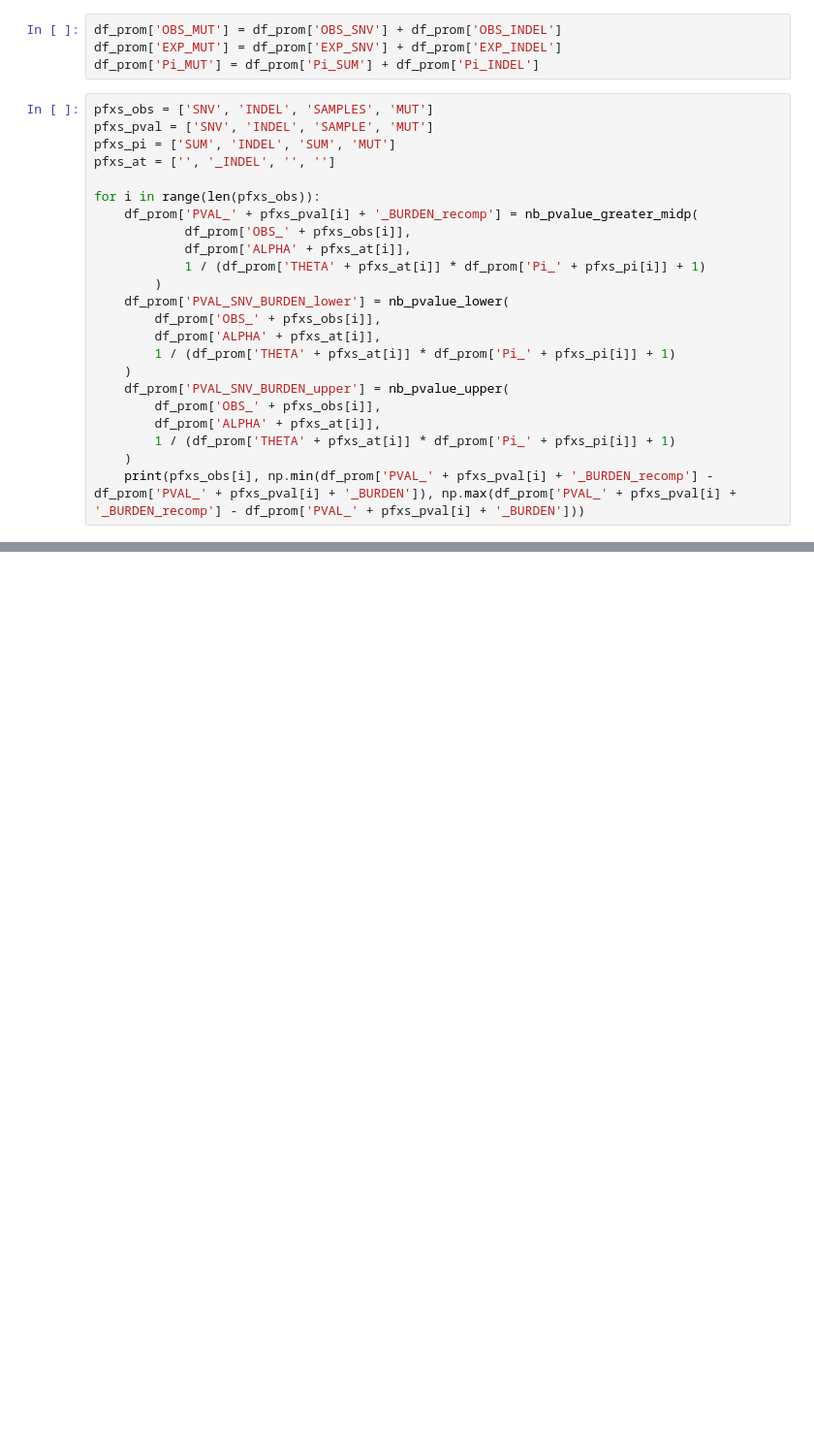
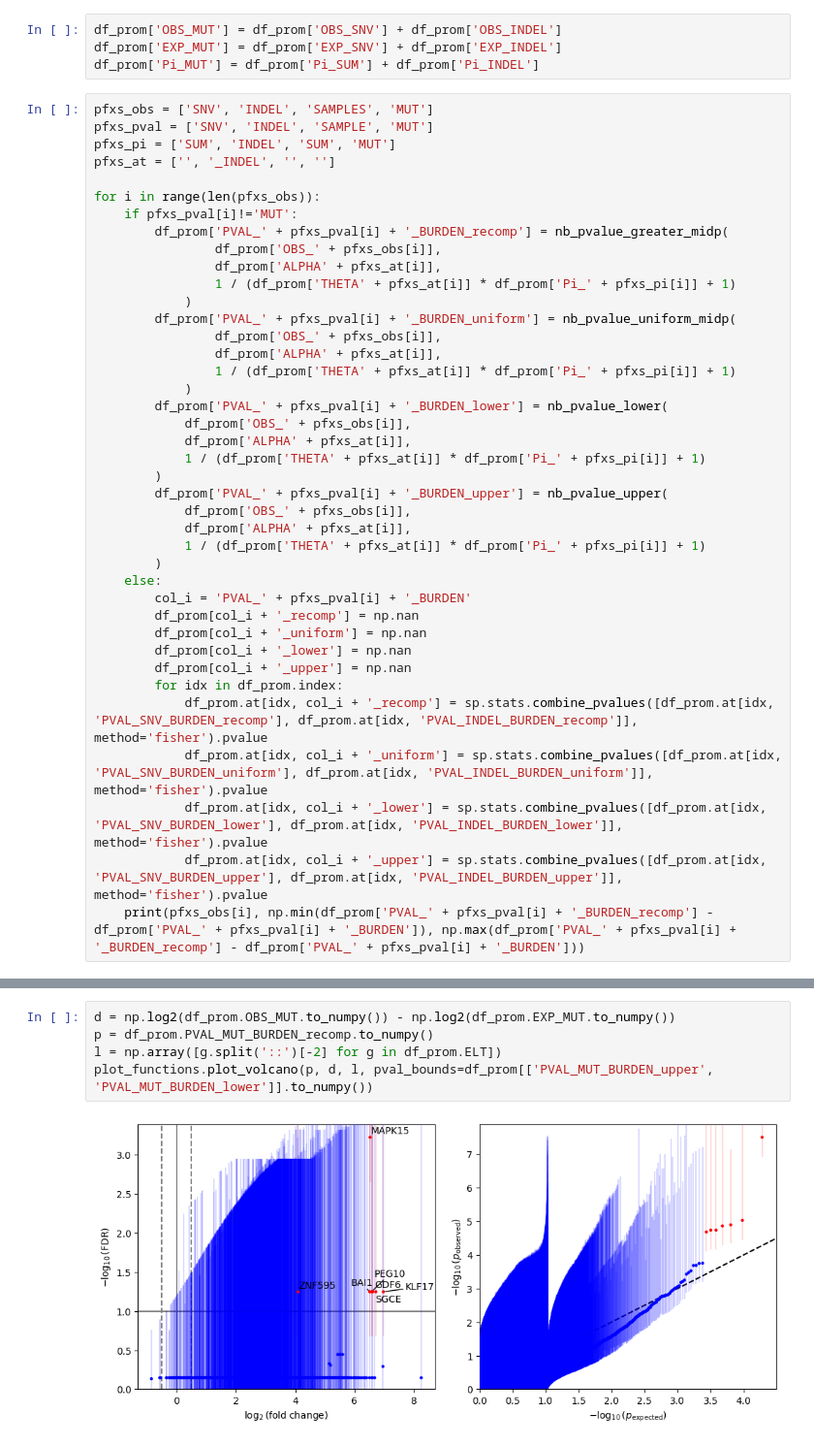
Before and after one commit to getzlab/dig_test_burden, a Jupyter notebook: process_results.ipynb, the cells around one changed output, grey strips where cells are left out. Shown at 97% size. Drawn from its saved outputs; the diff is of its cells as text; blank space fills up the shorter version.

```diff
--- a/process_results.ipynb
+++ b/process_results.ipynb
@@ -294,21 +290,38 @@ pfxs_pi = ['SUM', 'INDEL', 'SUM', 'MUT']
 pfxs_at = ['', '_INDEL', '', '']
 
 for i in range(len(pfxs_obs)):
-    df_prom['PVAL_' + pfxs_pval[i] + '_BURDEN_recomp'] = nb_pvalue_greater_midp(
+    if pfxs_pval[i]!='MUT':
+        df_prom['PVAL_' + pfxs_pval[i] + '_BURDEN_recomp'] = nb_pvalue_greater_midp(
+                df_prom['OBS_' + pfxs_obs[i]],
+                df_prom['ALPHA' + pfxs_at[i]],
+                1 / (df_prom['THETA' + pfxs_at[i]] * df_prom['Pi_' + pfxs_pi[i]] + 1)
+            )
+        df_prom['PVAL_' + pfxs_pval[i] + '_BURDEN_uniform'] = nb_pvalue_uniform_midp(
+                df_prom['OBS_' + pfxs_obs[i]],
+                df_prom['ALPHA' + pfxs_at[i]],
+                1 / (df_prom['THETA' + pfxs_at[i]] * df_prom['Pi_' + pfxs_pi[i]] + 1)
+            )
+        df_prom['PVAL_' + pfxs_pval[i] + '_BURDEN_lower'] = nb_pvalue_lower(
             df_prom['OBS_' + pfxs_obs[i]],
             df_prom['ALPHA' + pfxs_at[i]],
             1 / (df_prom['THETA' + pfxs_at[i]] * df_prom['Pi_' + pfxs_pi[i]] + 1)
         )
-    df_prom['PVAL_SNV_BURDEN_lower'] = nb_pvalue_lower(
-        df_prom['OBS_' + pfxs_obs[i]],
-        df_prom['ALPHA' + pfxs_at[i]],
-        1 / (df_prom['THETA' + pfxs_at[i]] * df_prom['Pi_' + pfxs_pi[i]] + 1)
-    )
-    df_prom['PVAL_SNV_BURDEN_upper'] = nb_pvalue_upper(
-        df_prom['OBS_' + pfxs_obs[i]],
-        df_prom['ALPHA' + pfxs_at[i]],
-        1 / (df_prom['THETA' + pfxs_at[i]] * df_prom['Pi_' + pfxs_pi[i]] + 1)
-    )
+        df_prom['PVAL_' + pfxs_pval[i] + '_BURDEN_upper'] = nb_pvalue_upper(
+            df_prom['OBS_' + pfxs_obs[i]],
+            df_prom['ALPHA' + pfxs_at[i]],
+            1 / (df_prom['THETA' + pfxs_at[i]] * df_prom['Pi_' + pfxs_pi[i]] + 1)
+        )
+    else:
+        col_i = 'PVAL_' + pfxs_pval[i] + '_BURDEN'
+        df_prom[col_i + '_recomp'] = np.nan
+        df_prom[col_i + '_uniform'] = np.nan
+        df_prom[col_i + '_lower'] = np.nan
+        df_prom[col_i + '_upper'] = np.nan
+        for idx in df_prom.index:
+            df_prom.at[idx, col_i + '_recomp'] = sp.stats.combine_pvalues([df_prom.at[idx, 'PVAL_SNV_BURDEN_recomp'], df_prom.at[idx, 'PVAL_INDEL_BURDEN_recomp']], method='fisher').pvalue
+            df_prom.at[idx, col_i + '_uniform'] = sp.stats.combine_pvalues([df_prom.at[idx, 'PVAL_SNV_BURDEN_uniform'], df_prom.at[idx, 'PVAL_INDEL_BURDEN_uniform']], method='fisher').pvalue
+            df_prom.at[idx, col_i + '_lower'] = sp.stats.combine_pvalues([df_prom.at[idx, 'PVAL_SNV_BURDEN_lower'], df_prom.at[idx, 'PVAL_INDEL_BURDEN_lower']], method='fisher').pvalue
+            df_prom.at[idx, col_i + '_upper'] = sp.stats.combine_pvalues([df_prom.at[idx, 'PVAL_SNV_BURDEN_upper'], df_prom.at[idx, 'PVAL_INDEL_BURDEN_upper']], method='fisher').pvalue
     print(pfxs_obs[i], np.min(df_prom['PVAL_' + pfxs_pval[i] + '_BURDEN_recomp'] - df_prom['PVAL_' + pfxs_pval[i] + '_BURDEN']), np.max(df_prom['PVAL_' + pfxs_pval[i] + '_BURDEN_recomp'] - df_prom['PVAL_' + pfxs_pval[i] + '_BURDEN']))
 # %% [output]
 SNV -2.4480417692984702e-14 3.197442310920451e-14
@@ -317,0 +331,7 @@ MUT -0.0965735902799727 0.6617492375015095
+# %%
+d = np.log2(df_prom.OBS_MUT.to_numpy()) - np.log2(df_prom.EXP_MUT.to_numpy())
+p = df_prom.PVAL_MUT_BURDEN_recomp.to_numpy()
+l = np.array([g.split('::')[-2] for g in df_prom.ELT])
+plot_functions.plot_volcano(p, d, l, pval_bounds=df_prom[['PVAL_MUT_BURDEN_upper', 'PVAL_MUT_BURDEN_lower']].to_numpy())
+# %% [output]
+[figure, added]
```
Also changed, not shown: parts of 5 cells of this notebook, 2 other files.
